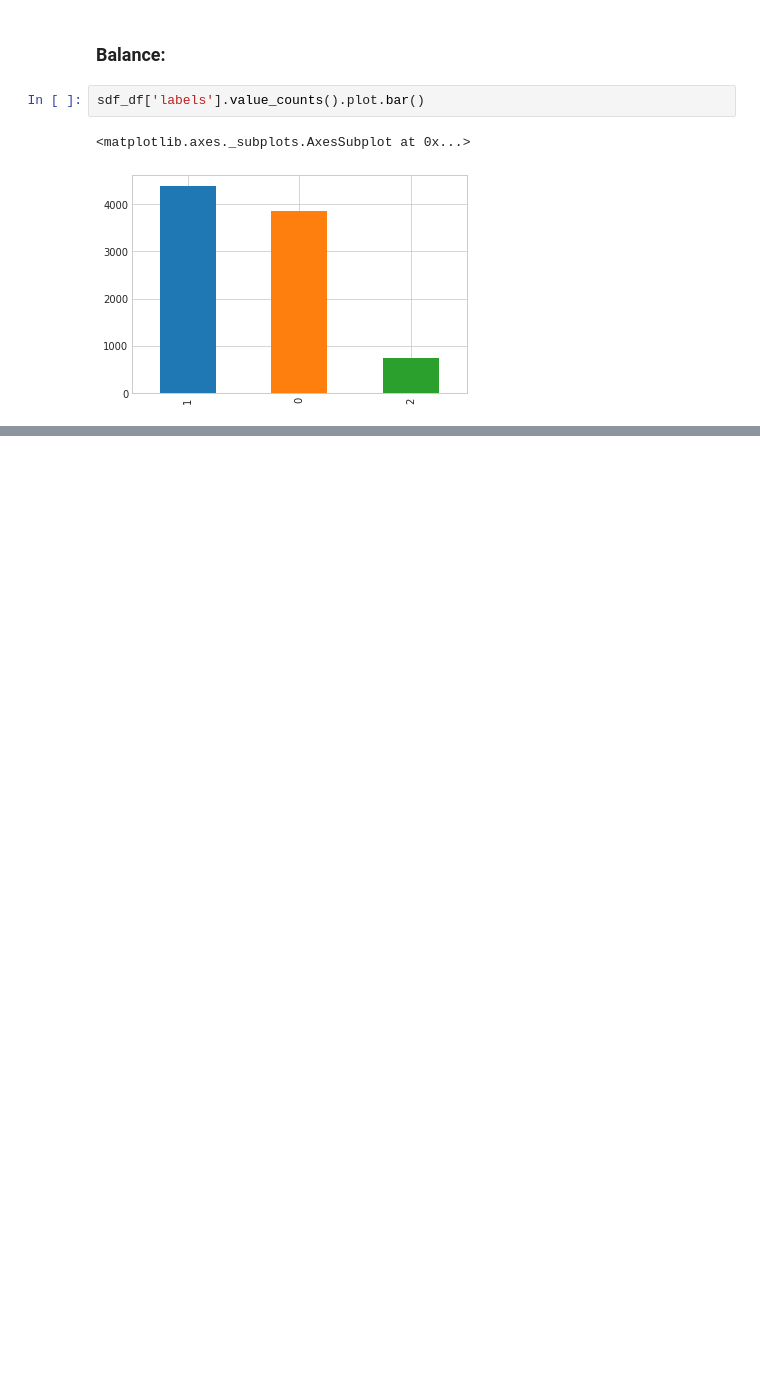
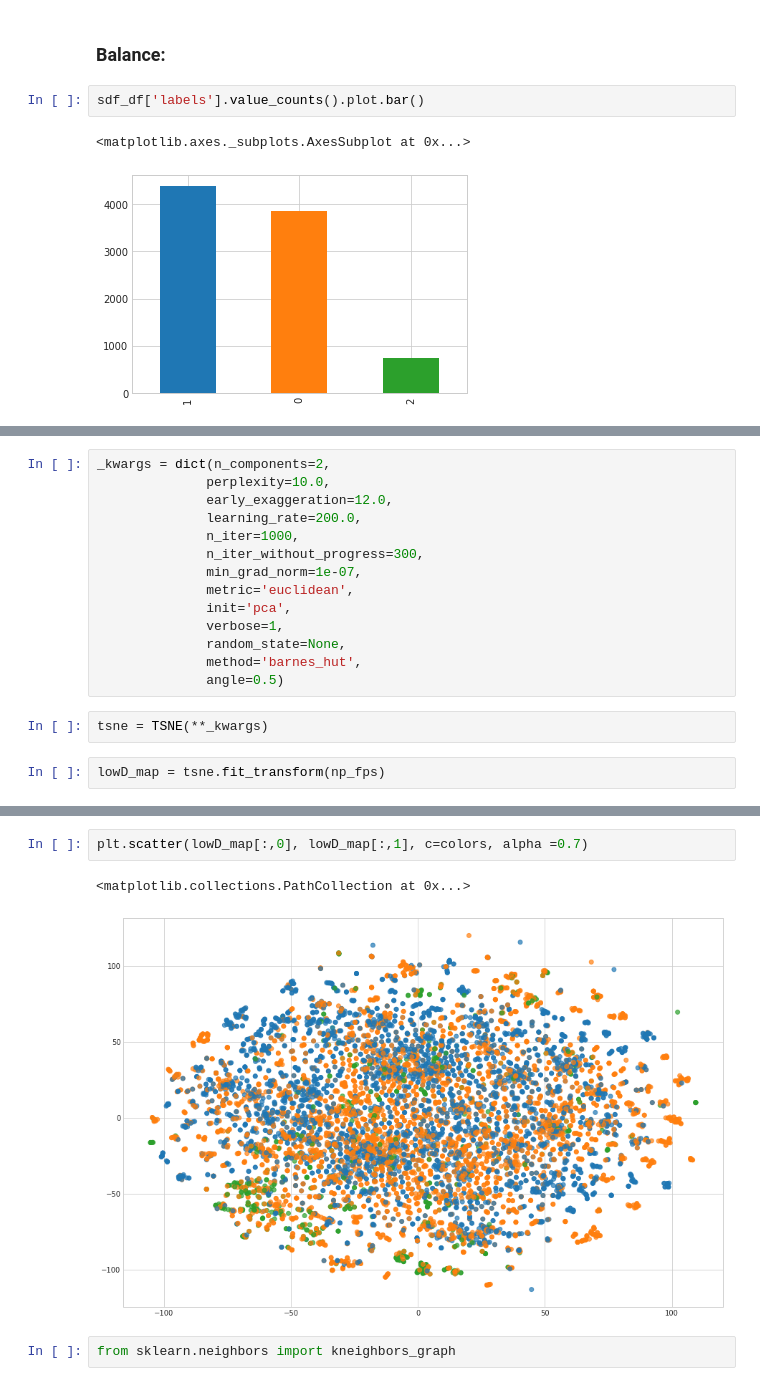
Before and after one commit to BielStela/Acute-Toxicity-QSAR, a Jupyter notebook: Data_exploration.ipynb, the cells around one changed output, grey strips where cells are left out. Saved outputs shown, nothing was run; the diff lists cells and outputs as text; blank space fills up the shorter version.

```diff
--- a/Data_exploration.ipynb
+++ b/Data_exploration.ipynb
@@ -171,0 +196,18 @@ A 8.25% of the dataset is very toxic (LD50 < 50 mg/kg)
+# %%
+_kwargs = dict(n_components=2,
+              perplexity=10.0,
+              early_exaggeration=12.0,
+              learning_rate=200.0,
+              n_iter=1000,
+              n_iter_without_progress=300,
+              min_grad_norm=1e-07,
+              metric='euclidean',
+              init='pca',
+              verbose=1,
+              random_state=None,
+              method='barnes_hut',
+              angle=0.5)
+# %%
+tsne = TSNE(**_kwargs)
+# %%
+lowD_map = tsne.fit_transform(np_fps)
@@ -171,0 +230,7 @@ A 8.25% of the dataset is very toxic (LD50 < 50 mg/kg)
+# %%
+plt.scatter(lowD_map[:,0], lowD_map[:,1], c=colors, alpha =0.7)
+# %% [output]
+<matplotlib.collections.PathCollection at 0x...>
+[figure, added]
+# %%
+from sklearn.neighbors import kneighbors_graph
```
Also changed, not shown: parts of 21 cells of this notebook.
